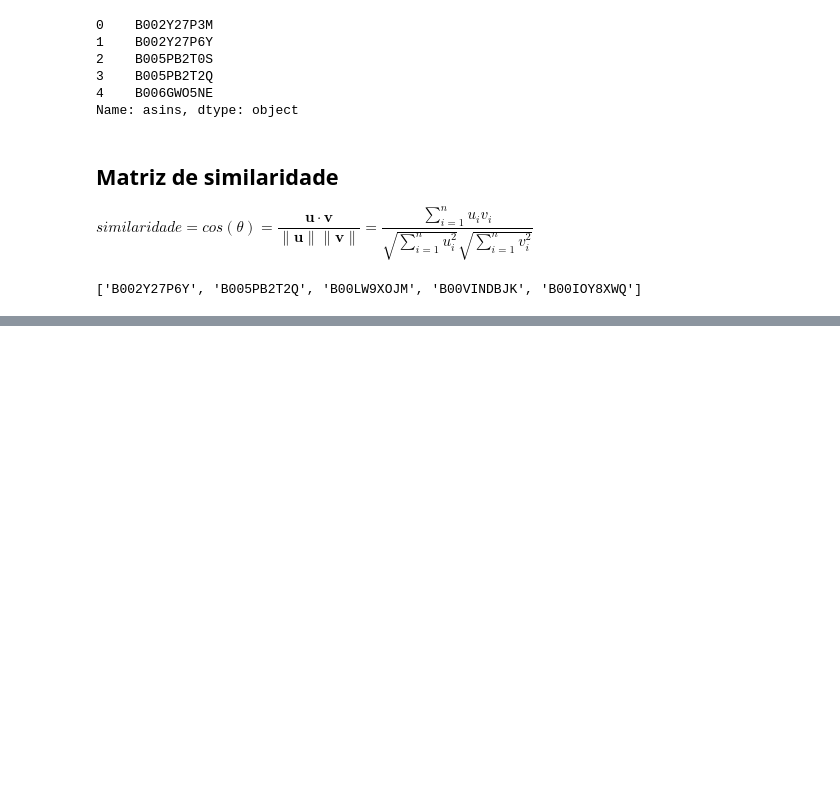
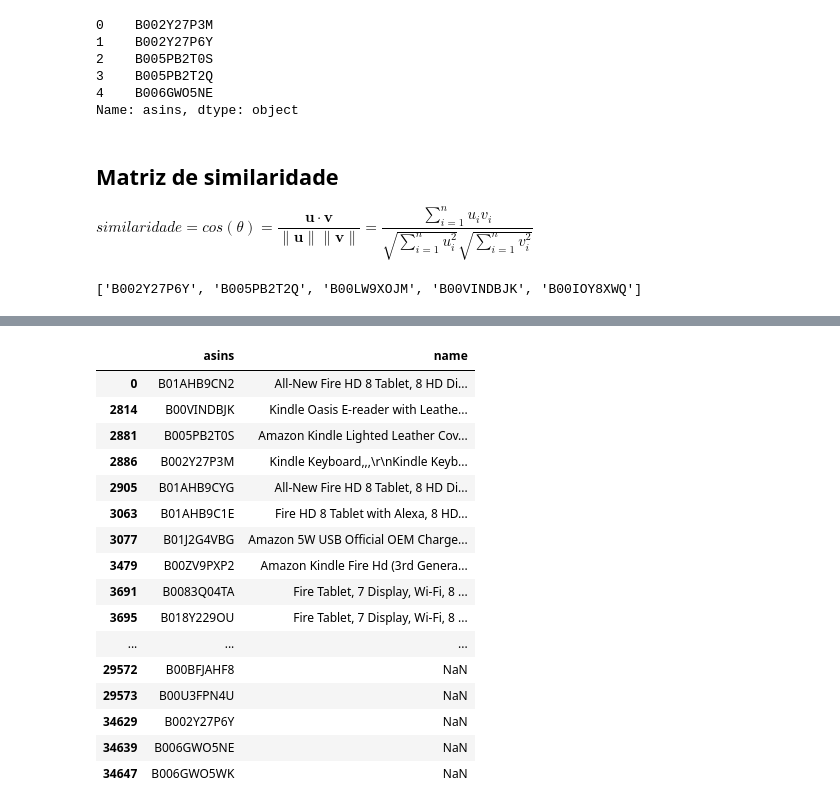
Before and after one commit to LuanAraldi/PLN-recommender, a Jupyter notebook: engine/content_based_PLN.ipynb, the cells around one changed output, grey strips where cells are left out. Saved outputs shown, nothing was run; the diff lists cells and outputs as text; code cells hidden in the pictures; blank space fills up the shorter version.

```diff
--- a/engine/content_based_PLN.ipynb
+++ b/engine/content_based_PLN.ipynb
@@ -422,0 +433,22 @@ recommendations('B005PB2T0S')
+# %%
+df_products = df[['asins', 'name']].drop_duplicates(subset=['asins'])
+pd.set_option('display.max_colwidth', 0)
+df_products
+# %% [output]
+|  | asins | name |
+| 0 | B01AHB9CN2 | All-New Fire HD 8 Tablet, 8 HD Di... |
+| 2814 | B00VINDBJK | Kindle Oasis E-reader with Leathe... |
+| 2881 | B005PB2T0S | Amazon Kindle Lighted Leather Cov... |
+| 2886 | B002Y27P3M | Kindle Keyboard,,,\r\nKindle Keyb... |
+| 2905 | B01AHB9CYG | All-New Fire HD 8 Tablet, 8 HD Di... |
+| 3063 | B01AHB9C1E | Fire HD 8 Tablet with Alexa, 8 HD... |
+| 3077 | B01J2G4VBG | Amazon 5W USB Official OEM Charge... |
+| 3479 | B00ZV9PXP2 | Amazon Kindle Fire Hd (3rd Genera... |
+| 3691 | B0083Q04TA | Fire Tablet, 7 Display, Wi-Fi, 8 ... |
+| 3695 | B018Y229OU | Fire Tablet, 7 Display, Wi-Fi, 8 ... |
+| ... | ... | ... |
+| 29572 | B00BFJAHF8 | NaN |
+| 29573 | B00U3FPN4U | NaN |
+| 34629 | B002Y27P6Y | NaN |
+| 34639 | B006GWO5NE | NaN |
+| 34647 | B006GWO5WK | NaN |
```
Also changed, not shown: parts of 1 cell of this notebook, 16 other files.
